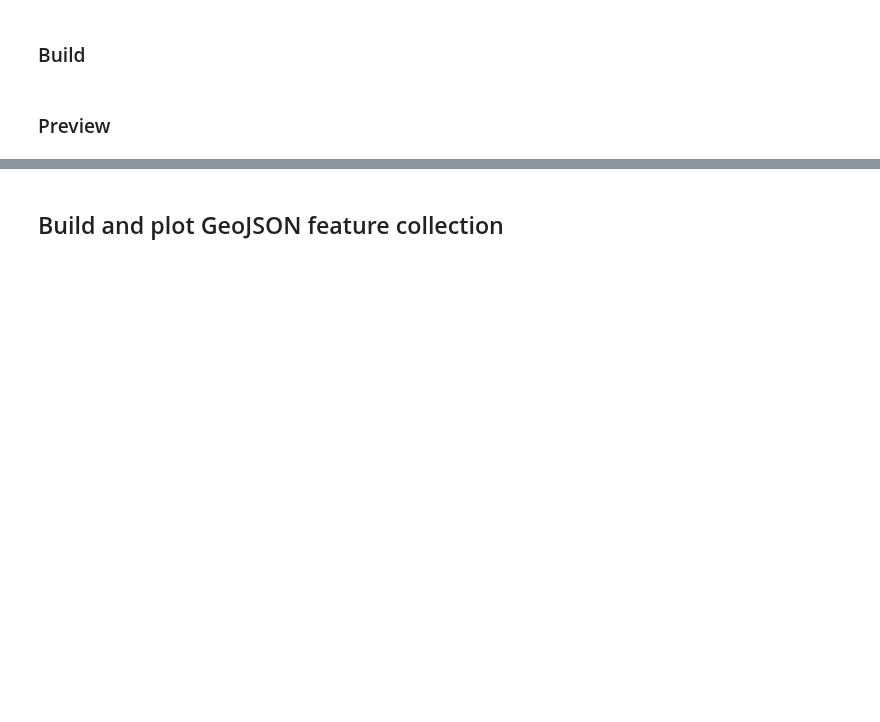
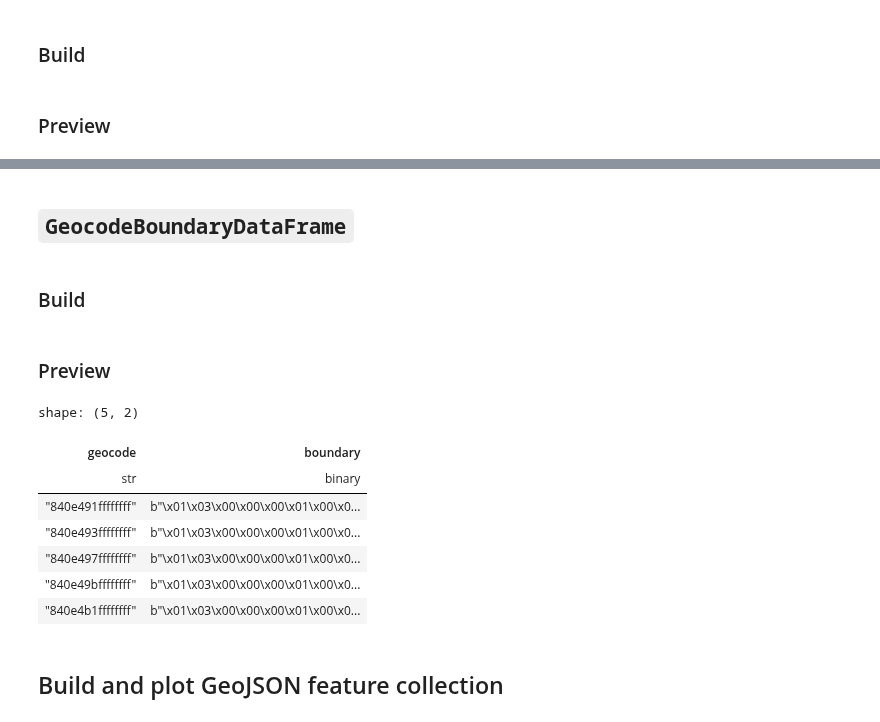
Before and after one commit to frewsxcv/citizen-science-bioregionalization, a Jupyter notebook: Workspace.ipynb, the cells around one changed output, grey strips where cells are left out. Drawn from its saved outputs; the diff is of its cells as text; code cells hidden in the pictures; blank space fills up the shorter version.

```diff
--- a/Workspace.ipynb
+++ b/Workspace.ipynb
@@ -380,0 +381,4 @@ shape: (3, 5)
+# %% [markdown]
+## `GeocodeBoundaryDataFrame`
+# %% [markdown]
+### Build
@@ -381,3 +391,16 @@ shape: (3, 5)
+# %% [markdown]
+### Preview
+# %%
+geocode_boundary_dataframe.df.limit(5)
+# %% [output]
+shape: (5, 2)
+| geocode | boundary |
+| str | binary |
+| "840e491ffffffff" | b"\x01\x03\x00\x00\x00\x01\x00\x0... |
+| "840e493ffffffff" | b"\x01\x03\x00\x00\x00\x01\x00\x0... |
+| "840e497ffffffff" | b"\x01\x03\x00\x00\x00\x01\x00\x0... |
+| "840e49bffffffff" | b"\x01\x03\x00\x00\x00\x01\x00\x0... |
+| "840e4b1ffffffff" | b"\x01\x03\x00\x00\x00\x01\x00\x0... |
 # %% [markdown]
 ## Build and plot GeoJSON feature collection
 # %%
```
Also changed, not shown: parts of 16 cells of this notebook, 6 other files.
